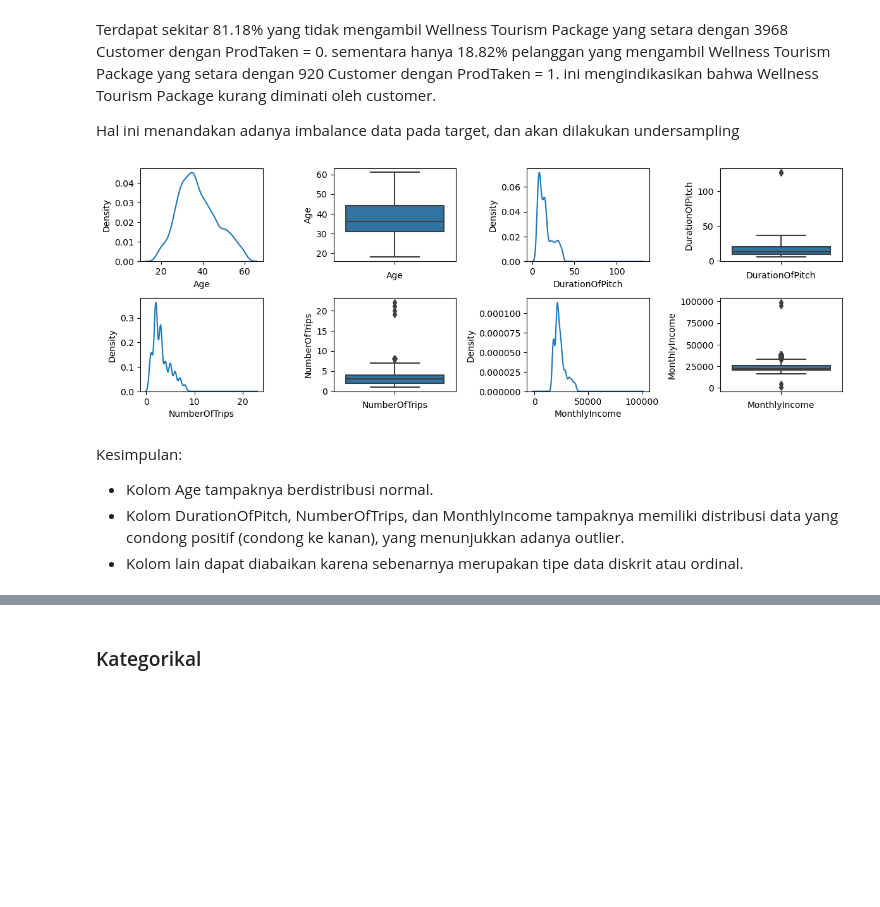
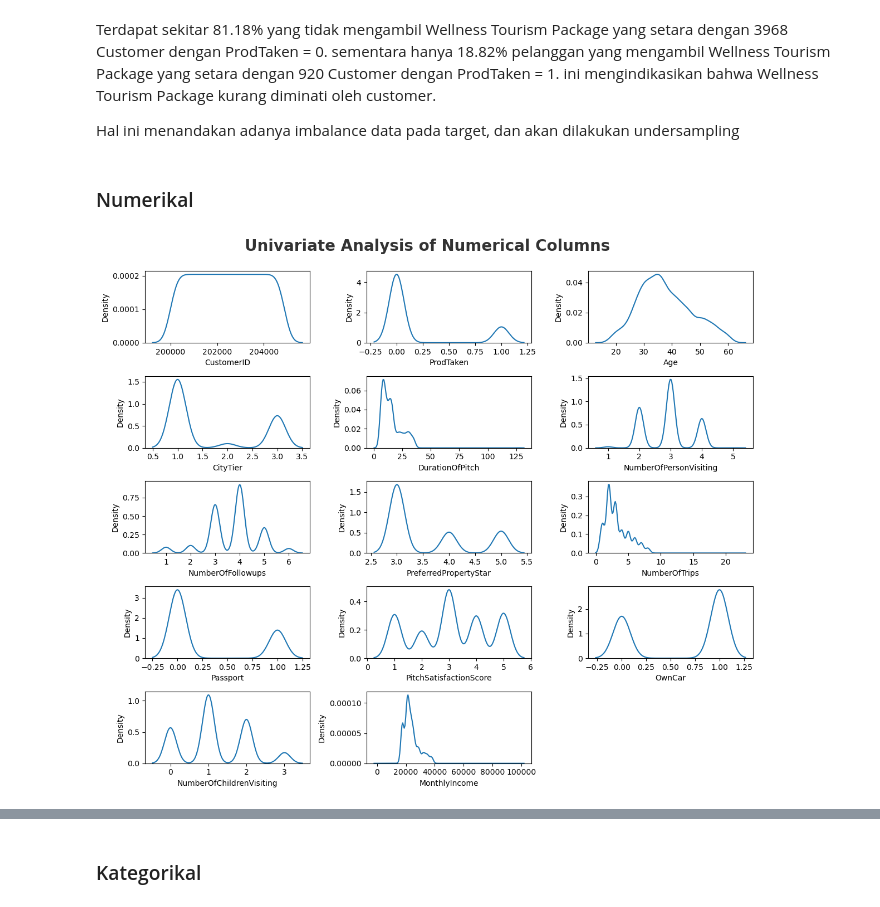
Before and after one commit to damaraira/ByteBenders, a Jupyter notebook: EDA-ByteBenders-lim.ipynb, the cells around one changed output, grey strips where cells are left out. Cells and saved outputs as stored; diff of their text form; code cells hidden in the pictures; blank space fills up the shorter version.

```diff
--- a/EDA-ByteBenders-lim.ipynb
+++ b/EDA-ByteBenders-lim.ipynb
@@ -276,27 +284,19 @@ target_pt
 Terdapat sekitar 81.18% yang tidak mengambil Wellness Tourism Package yang setara dengan 3968 Customer dengan ProdTaken = 0. sementara hanya 18.82% pelanggan yang mengambil Wellness Tourism Package yang setara dengan 920 Customer dengan ProdTaken = 1. ini mengindikasikan bahwa Wellness Tourism Package kurang diminati oleh customer.
 
 Hal ini menandakan adanya imbalance data pada target, dan akan dilakukan undersampling
+# %% [markdown]
+### Numerikal
 # %%
 num = ['Age', 'DurationOfPitch', 'NumberOfTrips', 'MonthlyIncome']
 plt.figure(figsize=(12, 10))
+plt.suptitle('Univariate Analysis of Numerical Columns', fontsize=20, fontweight='bold', alpha=0.8, y=1.)
 
 # Plot KDE dan Box plot untuk setiap kolom numerikal
-for i, col in enumerate(num):
-    plt.subplot(5, 4, 2*i+1)
+for i, col in enumerate(nums):
+    plt.subplot(5, 3, i+1)
     sns.kdeplot(x=df[col])
     plt.xlabel(col)
-
-    plt.subplot(5, 4, 2*i+2)
-    sns.boxplot(data=df, y=col)
-    plt.xlabel(col)
-
 plt.tight_layout()
 plt.show()
 # %% [output]
-[figure, old version]
+[figure, new version]
-# %% [markdown]
-Kesimpulan:
-
-- Kolom Age tampaknya berdistribusi normal.
-- Kolom DurationOfPitch, NumberOfTrips, dan MonthlyIncome tampaknya memiliki distribusi data yang condong positif (condong ke kanan), yang menunjukkan adanya outlier.
-- Kolom lain dapat diabaikan karena sebenarnya merupakan tipe data diskrit atau ordinal.
```
Also changed, not shown: parts of 65 cells of this notebook.
